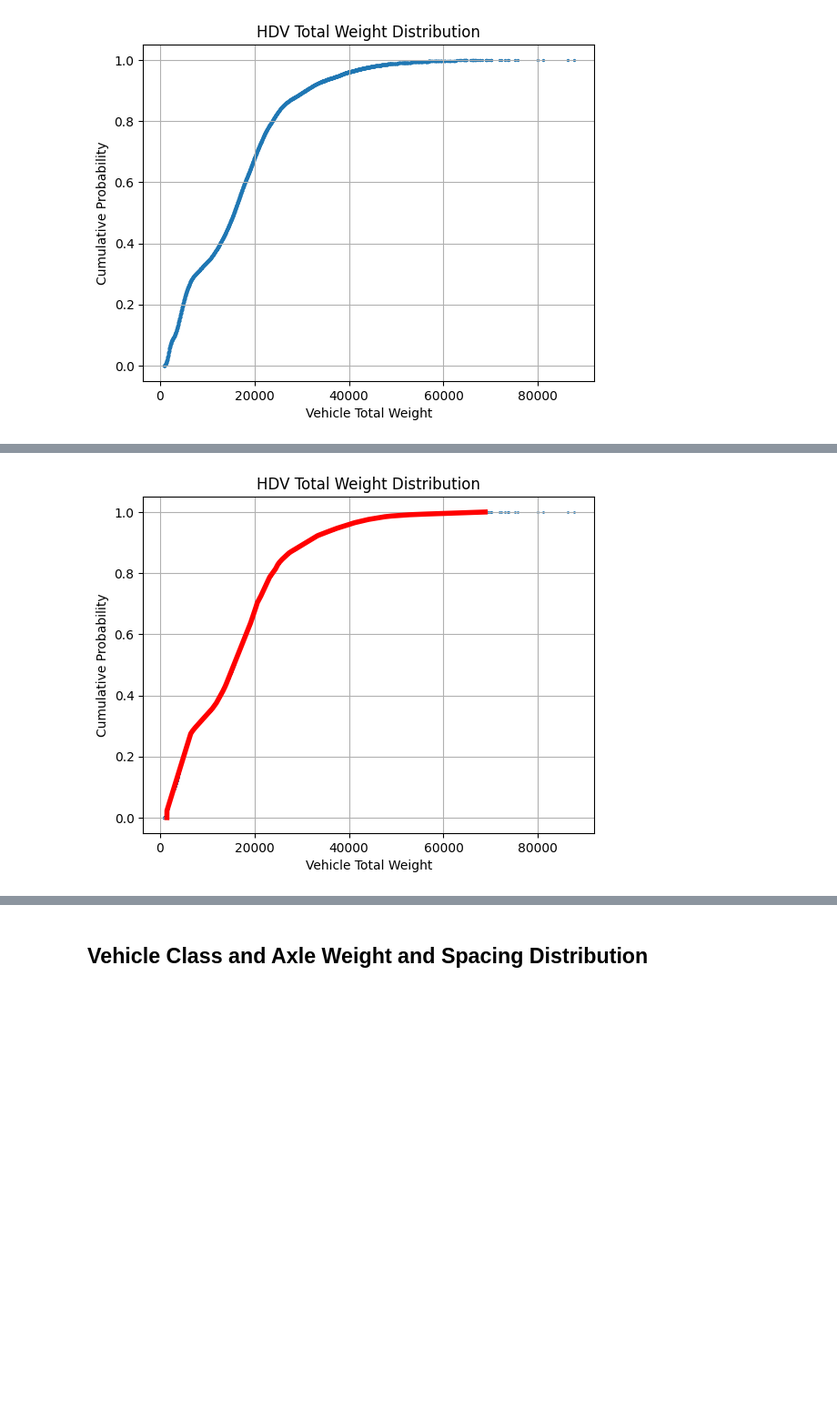
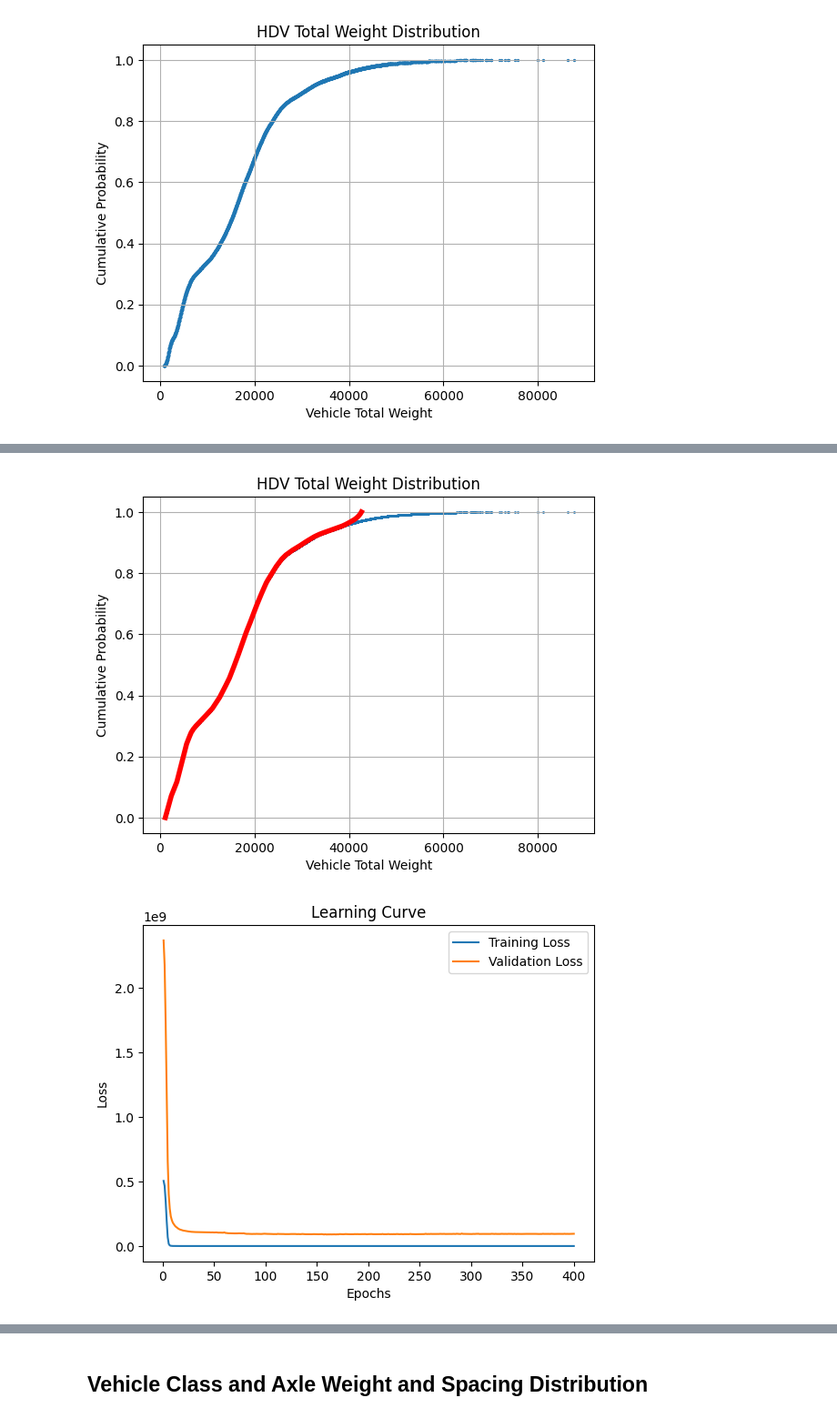
Before and after one commit to felixthe-cat/Personal_Projects, a Jupyter notebook: Final_Year_Project/Data_handle.ipynb, the cells around one changed output, grey strips where cells are left out. Shown at 91% size. Cells and saved outputs as stored; diff of their text form; code cells hidden in the pictures; blank space fills up the shorter version.

```diff
--- a/Final_Year_Project/Data_handle.ipynb
+++ b/Final_Year_Project/Data_handle.ipynb
@@ -810,20 +775,6 @@ plt.show()
 ['Total Weight', 'Count', 'Percentage', 'Cumulative Probability']
 [figure]
 # %%
-# # Create the model
-# truck_model = keras.Sequential()
-# truck_model.add(keras.layers.Dense(units = 1, activation = 'linear', input_shape=[1]))
-# truck_model.add(keras.layers.Dense(units = 64, activation = 'sigmoid'))
-# truck_model.add(keras.layers.Dense(units = 64, activation = 'sigmoid'))
-# truck_model.add(keras.layers.Dense(units = 64, activation = 'sigmoid'))
-# truck_model.add(keras.layers.Dense(units = 64, activation = 'sigmoid'))
-# truck_model.add(keras.layers.Dense(units = 64, activation = 'sigmoid'))
-# truck_model.add(keras.layers.Dense(units = 1, activation = 'linear'))
-# truck_model.compile(loss='mse', optimizer="adam")
-
-# # Display the truck_model
-# truck_model.summary()
-
 # Create the model
 # Building NN
 from keras.models import Sequential
@@ -838,8 +789,8 @@ X_train      = X_train.fillna(X_train.mean())
 
 # parameters for keras
 input_dim        =  1 # number of neurons in the input layer
-n_neurons        =  25       # number of neurons in the first hidden layer
-epochs           = 150       # number of training cycles
+n_neurons        =  50       # number of neurons in the first hidden layer
+epochs           = 400       # number of training cycles
 
 # keras model
 model = Sequential()        # a model consisting of successive layers
@@ -849,15 +800,15 @@ model.add(Dense(n_neurons, input_dim=input_dim,
                 activation='relu'))
 # output layer, with one neuron
 model.add(Dense(n_neurons, activation = 'relu'))
+model.add(Dense(n_neurons, activation = 'tanh'))
 model.add(Dense(n_neurons, activation = 'relu'))
 model.add(Dense(n_neurons, activation = 'relu'))
-model.add(Dense(n_neurons, activation = 'relu'))
-model.add(Dense(1, kernel_initializer='normal'))
+model.add(Dense(1))
 # compile the model
 model.compile(loss='mean_squared_error', optimizer='adam')
 
 # train the model
-model.fit(y_train,X_train, epochs=epochs, verbose=0)
+history = model.fit(y_train,X_train, epochs=epochs, verbose=0, validation_split=0.2)
 
 # use the model to predict the prices for the test data
 x_predicted = model.predict(y_train)
@@ -869,17 +820,32 @@ x_predicted = model.predict(y_train)
 # %%
 # Compute the output
 # truck_x_predicted = model.predict(truck_y_data)
 
 # Display the result
 plt.scatter(truck_x_data[::1], truck_y_data[::1], s=1)
 plt.plot(x_predicted, truck_y_data, 'r', linewidth=4)
 plt.title('HDV Total Weight Distribution')
 plt.xlabel('Vehicle Total Weight')
 plt.ylabel('Cumulative Probability')
 plt.grid()
 plt.show()
+
+# Extract the loss values from the training history
+train_loss = history.history['loss']
+val_loss = history.history['val_loss']
+
+# Plot the learning curve
+plt=reload(plt)
+plt.plot(range(1, len(train_loss) + 1), train_loss, label='Training Loss')
+plt.plot(range(1, len(val_loss) + 1), val_loss, label='Validation Loss')
+plt.xlabel('Epochs')
+plt.ylabel('Loss')
+plt.title('Learning Curve')
+plt.legend()
+plt.show()
 # %% [output]
-[figure, old version]
+[figure, new version]
+[figure, added]
 # %%
 truck_x_predicted = model.predict(np.array([1]).reshape(-1,1))
 print(truck_x_predicted)
```
Also changed, not shown: parts of 21 cells of this notebook, 1 other file.
